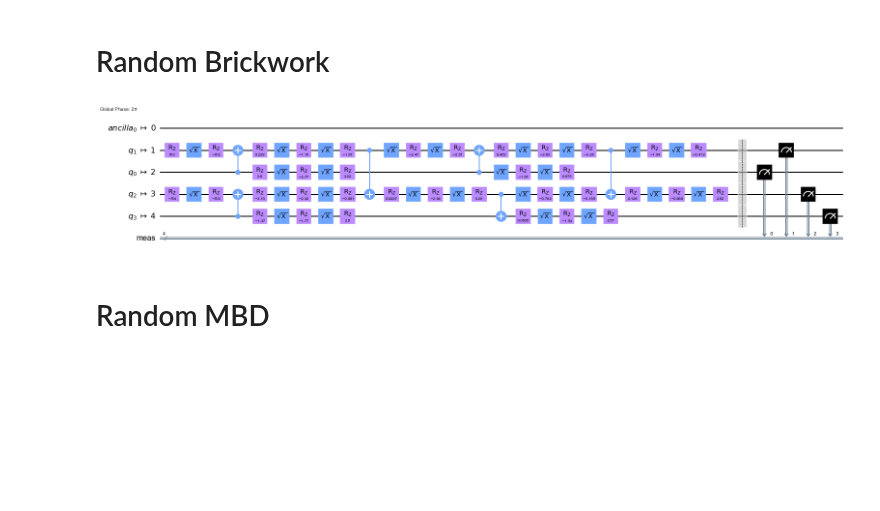
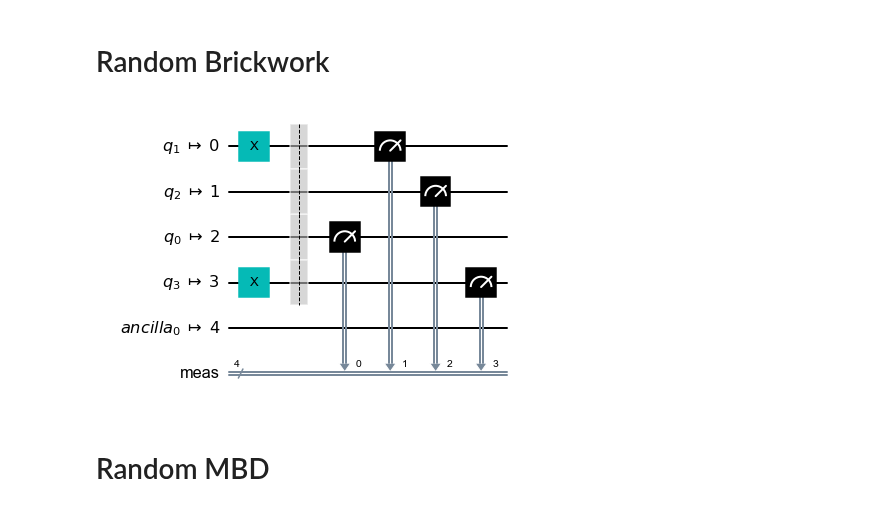
Before and after one commit to qiskit-community/ml-qem, a Jupyter notebook: docs/tutorials/h02_mbd_data_gen.ipynb, the cells around one changed output. Cells and saved outputs as stored; diff of their text form; code cells hidden in the pictures; blank space fills up the shorter version.

```diff
--- a/docs/tutorials/h02_mbd_data_gen.ipynb
+++ b/docs/tutorials/h02_mbd_data_gen.ipynb
@@ -241,9 +244,9 @@ def construct_random_brickwork_func(num_steps):
     rb = transpile(rb, backend=backend_noisy, optimization_level=3)
     return rb
 # %%
-construct_random_brickwork_func(2).draw('mpl', fold=-1)
+construct_random_brickwork_func(0).draw('mpl', fold=-1)
 # %% [output]
-[figure, old version]
+[figure, new version]
 # %%
 steps = [1]
 generate_data(construct_random_brickwork_func, steps, './data/haoran_mbd/random_brickwork', 500)
```
Also changed, not shown: parts of 4 cells of this notebook, 16 other files.
